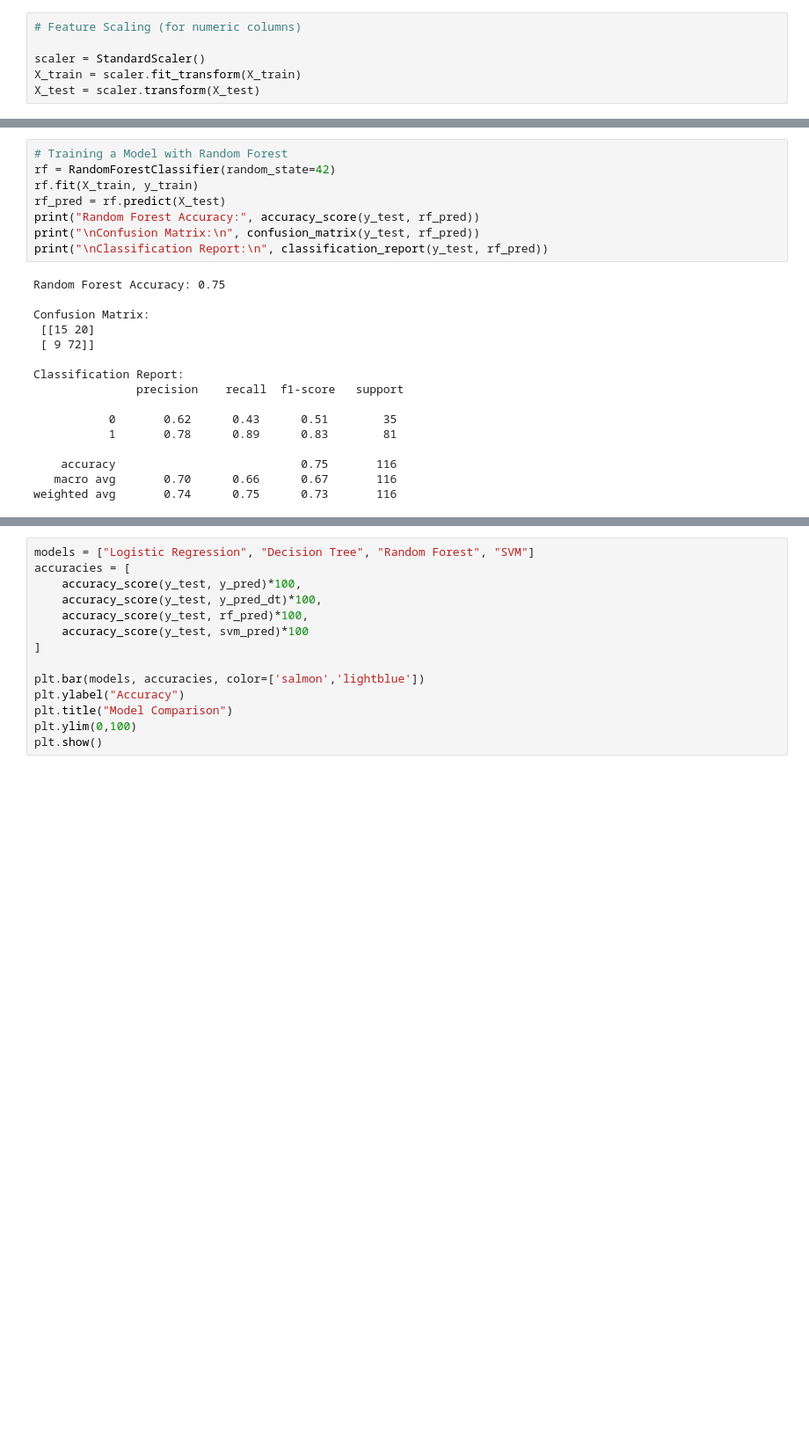
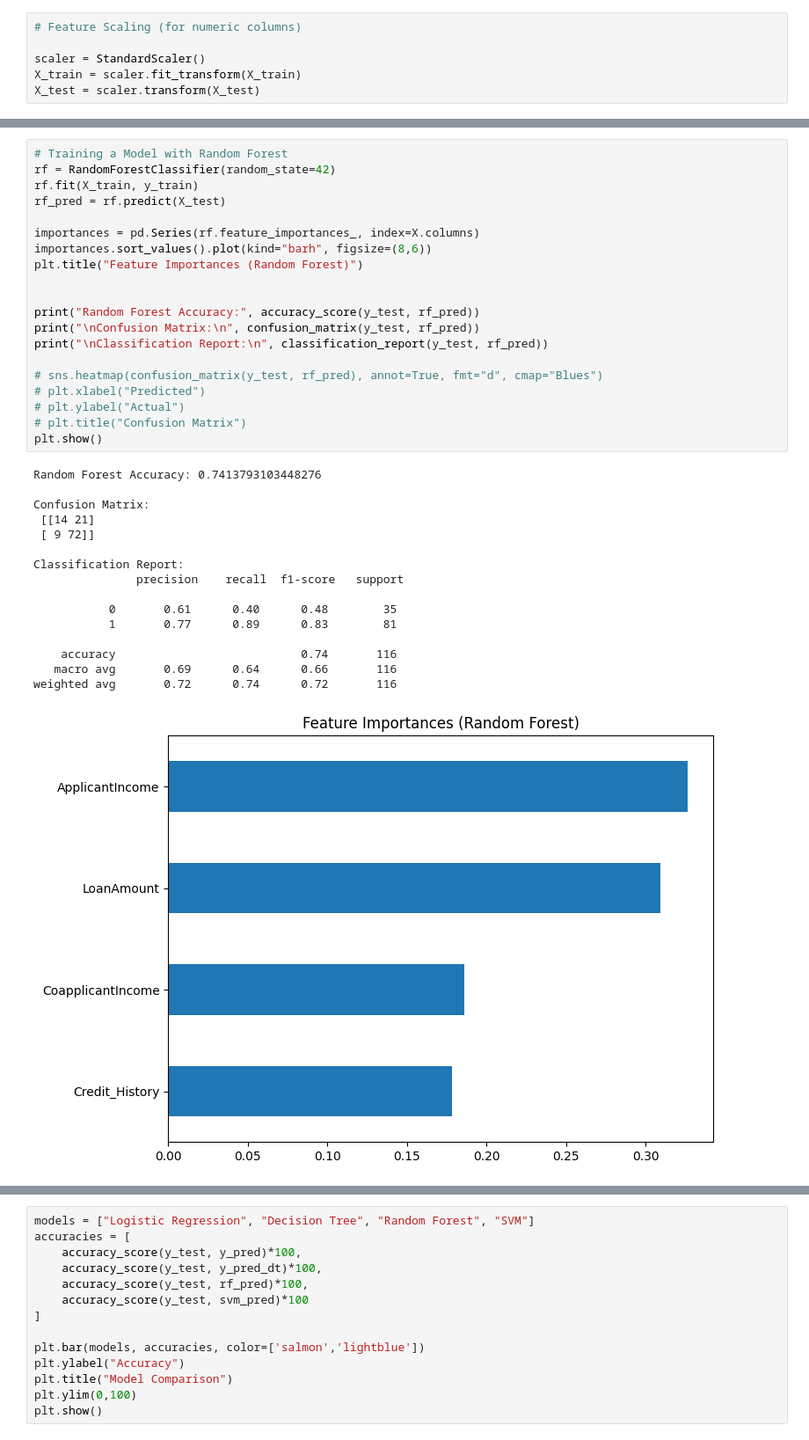
Before and after one commit to AnuragGupta181/Loan-Predictor, a Jupyter notebook: modal.ipynb, the cells around one changed output, grey strips where cells are left out. Shown at 88% size. Cells and saved outputs as stored; diff of their text form; blank space fills up the shorter version.

```diff
--- a/modal.ipynb
+++ b/modal.ipynb
@@ -260,27 +267,40 @@ weighted avg       0.74      0.75      0.73       116
 # %%
 # Training a Model with Random Forest
 rf = RandomForestClassifier(random_state=42)
 rf.fit(X_train, y_train)
 rf_pred = rf.predict(X_test)
+
+importances = pd.Series(rf.feature_importances_, index=X.columns)
+importances.sort_values().plot(kind="barh", figsize=(8,6))
+plt.title("Feature Importances (Random Forest)")
+
+
 print("Random Forest Accuracy:", accuracy_score(y_test, rf_pred))
 print("\nConfusion Matrix:\n", confusion_matrix(y_test, rf_pred))
 print("\nClassification Report:\n", classification_report(y_test, rf_pred))
+
+# sns.heatmap(confusion_matrix(y_test, rf_pred), annot=True, fmt="d", cmap="Blues")
+# plt.xlabel("Predicted")
+# plt.ylabel("Actual")
+# plt.title("Confusion Matrix")
+plt.show()
 # %% [output]
-Random Forest Accuracy: 0.75
+Random Forest Accuracy: 0.7413793103448276
 
 Confusion Matrix:
- [[15 20]
+ [[14 21]
  [ 9 72]]
 
 Classification Report:
                precision    recall  f1-score   support
 
-           0       0.62      0.43      0.51        35
-           1       0.78      0.89      0.83        81
+           0       0.61      0.40      0.48        35
+           1       0.77      0.89      0.83        81
 
-    accuracy                           0.75       116
-   macro avg       0.70      0.66      0.67       116
-weighted avg       0.74      0.75      0.73       116
+    accuracy                           0.74       116
+   macro avg       0.69      0.64      0.66       116
+weighted avg       0.72      0.74      0.72       116
+[figure, added]
 # %%
 svm = SVC(kernel="rbf", probability=True, random_state=42)
 svm.fit(X_train, y_train)
```
Also changed, not shown: parts of 5 cells of this notebook.
